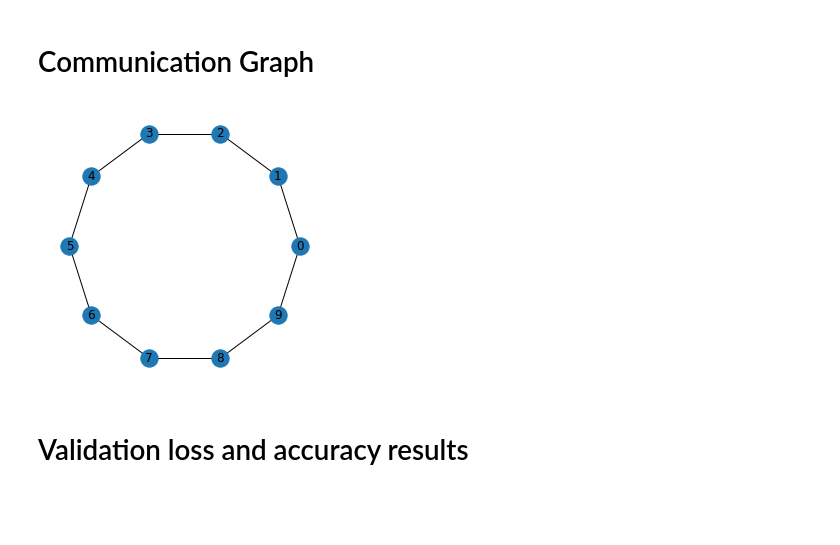
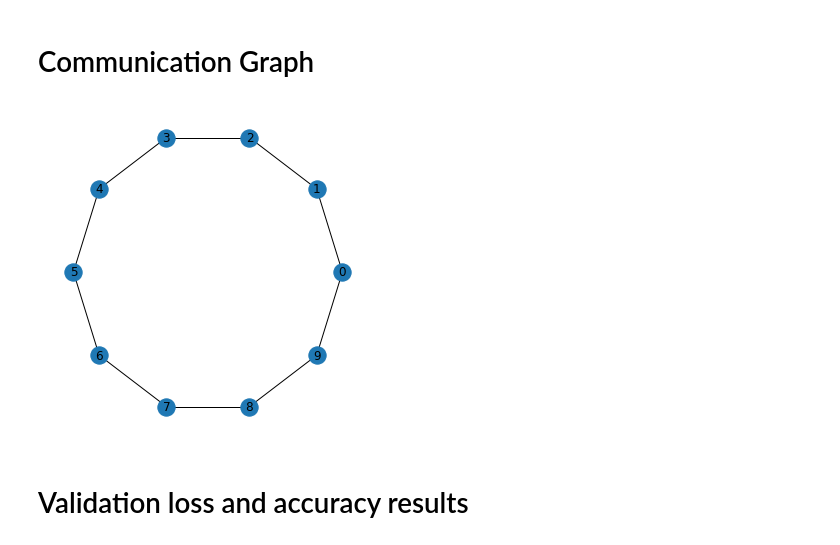
Before and after one commit to javieryu/nn_distributed_training, a Jupyter notebook: visualization/mnist_cadmm.ipynb, the cells around one changed output. Cells and saved outputs as stored; diff of their text form; code cells hidden in the pictures; blank space fills up the shorter version.

```diff
--- a/visualization/mnist_cadmm.ipynb
+++ b/visualization/mnist_cadmm.ipynb
@@ -21,10 +21,11 @@ results_solo = torch.load(os.path.join(solo_dir, "solo_results.pt"), map_locatio
 # %%
 G = nx.read_gpickle(os.path.join(results_dir, "graph.gpickle"))
 
-(fig, ax) = plt.subplots(figsize=(5, 5))
+(fig, ax) = plt.subplots(figsize=(5, 5), tight_layout=True)
 nx.draw_kamada_kawai(G, with_labels=True)
+fig.savefig("mnist_graph.png", dpi=700)
 # %% [output]
-[figure, old version]
+[figure, new version]
 # %% [markdown]
 # Validation loss and accuracy results
 # %%
```
Also changed, not shown: 52 other files.
